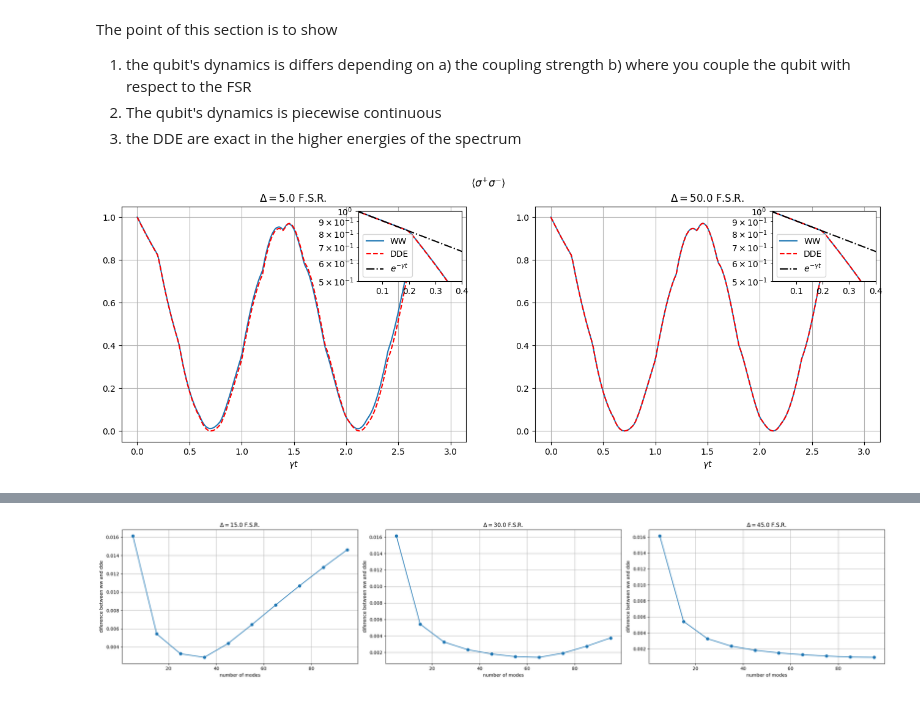
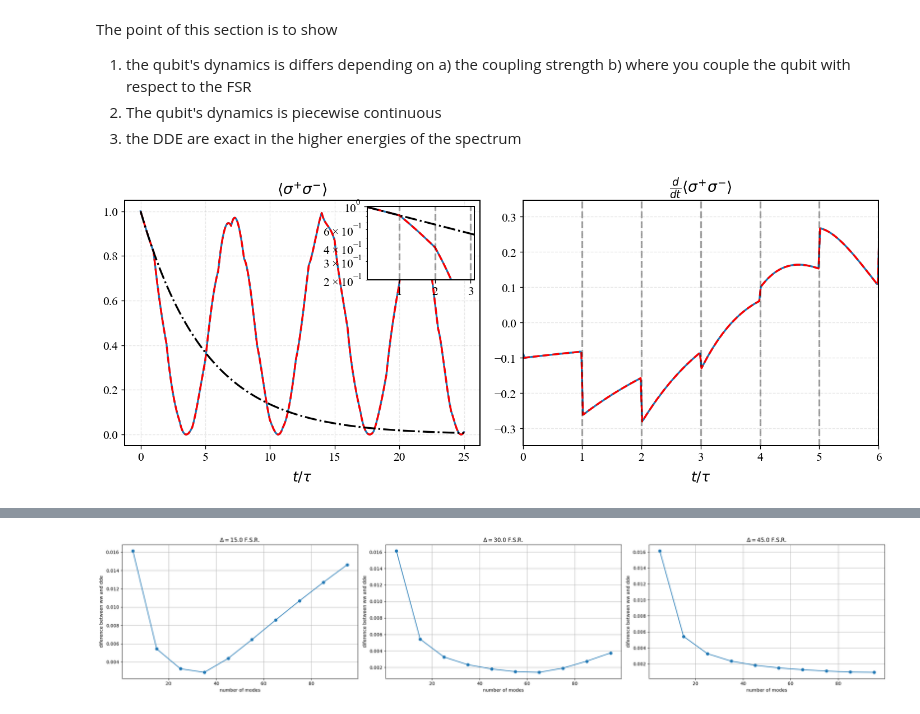
Before and after one commit to Taitoos2/non_markovian_qubit_swap, a Jupyter notebook: Idea_1.ipynb, the cells around one changed output, grey strips where cells are left out. Saved outputs shown, nothing was run; the diff lists cells and outputs as text; code cells hidden in the pictures.

```diff
--- a/Idea_1.ipynb
+++ b/Idea_1.ipynb
@@ -30,48 +11,7 @@ The point of this section is to show
 1. the qubit's dynamics is differs depending on a) the coupling strength b) where you couple the qubit with respect to the FSR
 2. The qubit's dynamics is piecewise continuous
 3. the DDE are exact in the higher energies of the spectrum
-# %%
-from typing import Optional
-
-def run_ww_simulation(t_max: Optional[float] = None , gamma :float = 0.1, Delta: float = 10.0 , L:float = 1, c: float = 1, n_steps: int = 201,n_modes=20):
-	tau=2*L/c
-	if t_max is None:
-		t_max = 25*tau
-	setup=EmittersInWaveguideMultiphotonWW(gamma=gamma,Delta=Delta,L=L,c=c,positions=[0.0], n_modes=n_modes, n_excitations=list(range(2)))
-	t,e = setup.evolve(t_max,n_steps=n_steps,initial_state="1")
-	return t,e
-
-def exp000(t_max: Optional[float] = None , gamma :float = 0.1, Delta_list: list = [10,50,100], L:float = 1, c: float = 1, n_steps: int = 201,n_modes=20):
-
-	'''' This experiment shows the piece-wise natura of the dynamics, plus the importance of where to place the qubit in the spectrum of the cavity. '''
-	tau = 2*L/c
-	if t_max is None:
-		t_max = 25*tau
-	fig,axs = plt.subplots(1,len(Delta_list),figsize=(8*len(Delta_list),5))
-
-	for i,Delta in enumerate(Delta_list):
-		phi = 2*np.pi*Delta
-		t,e = run_ww_simulation(t_max=t_max,gamma=gamma,Delta=Delta,L=L,c=c,n_modes=n_modes,n_steps=n_steps)
-		J = DDE_analytical(gamma=gamma,phi=phi,tau=tau,t=t)
-		axs[i].plot(gamma*t,e,label='Wigner-Weisskopf')
-		axs[i].plot(gamma*t,np.abs(J)**2,'r--',label='DDE')
-		axins = inset_axes(axs[i],width="30%",height="30%",loc="upper right")
-		axins.plot(gamma*t,e,label='WW')
-		axins.plot(gamma*t,np.abs(J)**2,'r--',label='DDE')
-		axins.plot(gamma*t,np.exp(-gamma*t),'k-.',label=r"$ e^{-\gamma t} $")
-		axins.set_yscale('log')
-		axins.set_xlim(1e-2,2*gamma*tau)
-		axins.set_ylim(0.5,1)
-		axins.legend()
-
-		axins.set_yscale('log')
-		axs[i].set_xlabel(r"$\gamma t $")
-		axs[i].set_title(rf"$ \Delta = {Delta:.1f}$ F.S.R. ")
-		axs[i].grid()
-		fig.suptitle(r"$\langle \sigma^{+}\sigma^{-} \rangle $")
-		fig.tight_layout
-	plt.show()
-# %%
-exp000(gamma=0.1,n_modes=100,Delta_list=[5,50],t_max=30)
-# %% [output]
-[figure, removed]
+# %%
+exp000(Delta=50,gamma=0.1,periods_derivative=6,n_steps=2001,n_modes=100)
+# %% [output]
+[figure, added]
```
Also changed, not shown: parts of 6 cells of this notebook, 4 other files.
